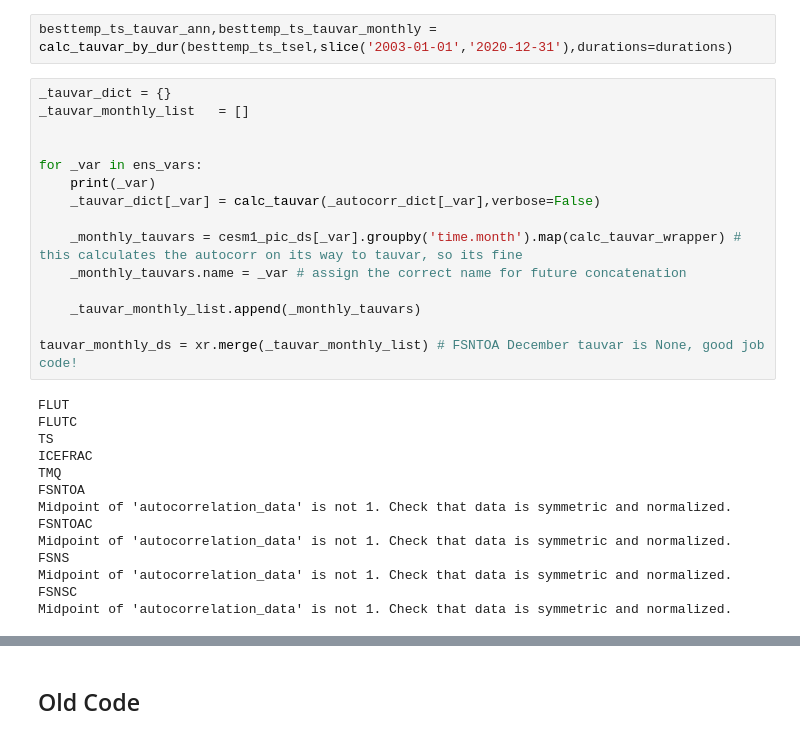
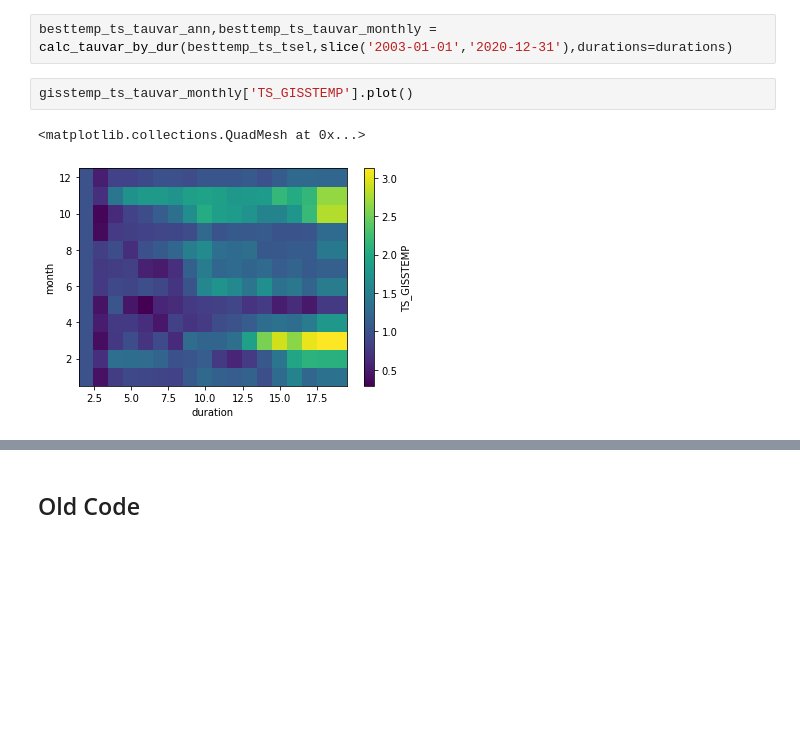
Before and after one commit to jshaw35/spectral_ice, a Jupyter notebook: trend_uncertainty/detectiontime_obsonly.ipynb, the cells around one changed output, grey strips where cells are left out. Saved outputs shown, nothing was run; the diff lists cells and outputs as text; blank space fills up the shorter version.

```diff
--- a/trend_uncertainty/detectiontime_obsonly.ipynb
+++ b/trend_uncertainty/detectiontime_obsonly.ipynb
@@ -536,32 +664,8 @@ clrsky_spectral_OLR
 gisstemp_ts_tauvar_ann,gisstemp_ts_tauvar_monthly = calc_tauvar_by_dur(gisstemp_ts_tsel,slice('2003-01-01','2020-12-31'),durations=durations)
 # %%
 besttemp_ts_tauvar_ann,besttemp_ts_tauvar_monthly = calc_tauvar_by_dur(besttemp_ts_tsel,slice('2003-01-01','2020-12-31'),durations=durations)
-# %%
-_tauvar_dict = {}
-_tauvar_monthly_list   = []
-
-
-for _var in ens_vars:
-    print(_var)
-    _tauvar_dict[_var] = calc_tauvar(_autocorr_dict[_var],verbose=False)
-
-    _monthly_tauvars = cesm1_pic_ds[_var].groupby('time.month').map(calc_tauvar_wrapper) # this calculates the autocorr on its way to tauvar, so its fine
-    _monthly_tauvars.name = _var # assign the correct name for future concatenation
-
-    _tauvar_monthly_list.append(_monthly_tauvars)
-
-tauvar_monthly_ds = xr.merge(_tauvar_monthly_list) # FSNTOA December tauvar is None, good job code!
-# %% [output]
-FLUT
-FLUTC
-TS
-ICEFRAC
-TMQ
-FSNTOA
-Midpoint of 'autocorrelation_data' is not 1. Check that data is symmetric and normalized.
-FSNTOAC
-Midpoint of 'autocorrelation_data' is not 1. Check that data is symmetric and normalized.
-FSNS
-Midpoint of 'autocorrelation_data' is not 1. Check that data is symmetric and normalized.
-FSNSC
-Midpoint of 'autocorrelation_data' is not 1. Check that data is symmetric and normalized.
+# %%
+gisstemp_ts_tauvar_monthly['TS_GISSTEMP'].plot()
+# %% [output]
+<matplotlib.collections.QuadMesh at 0x...>
+[figure, added]
```
Also changed, not shown: parts of 69 cells of this notebook.
